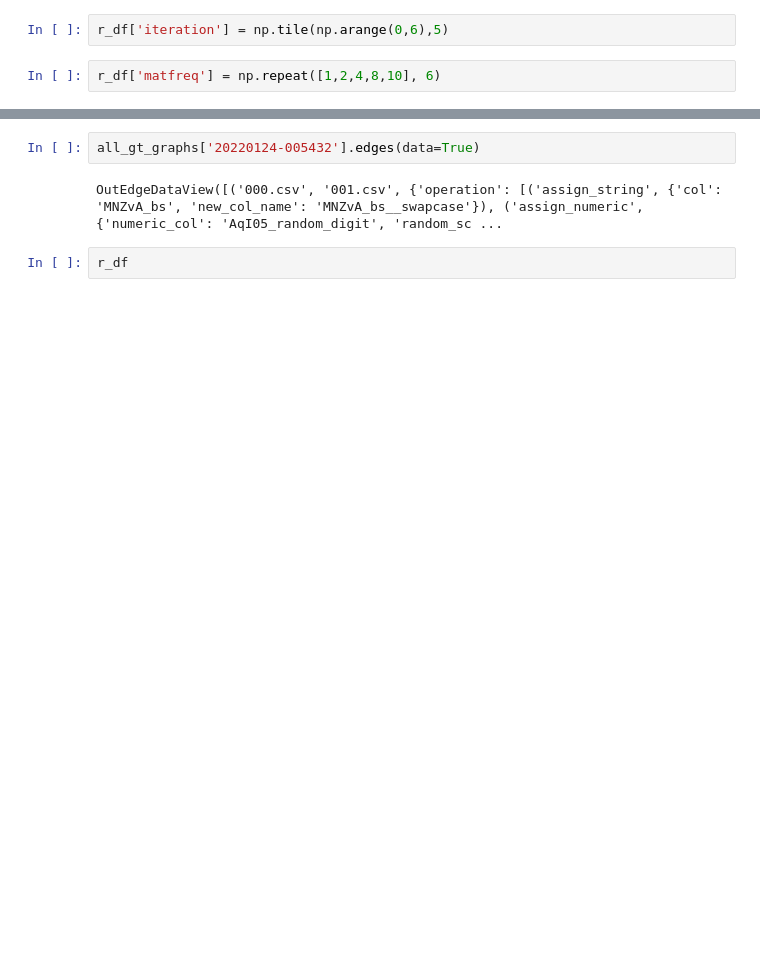
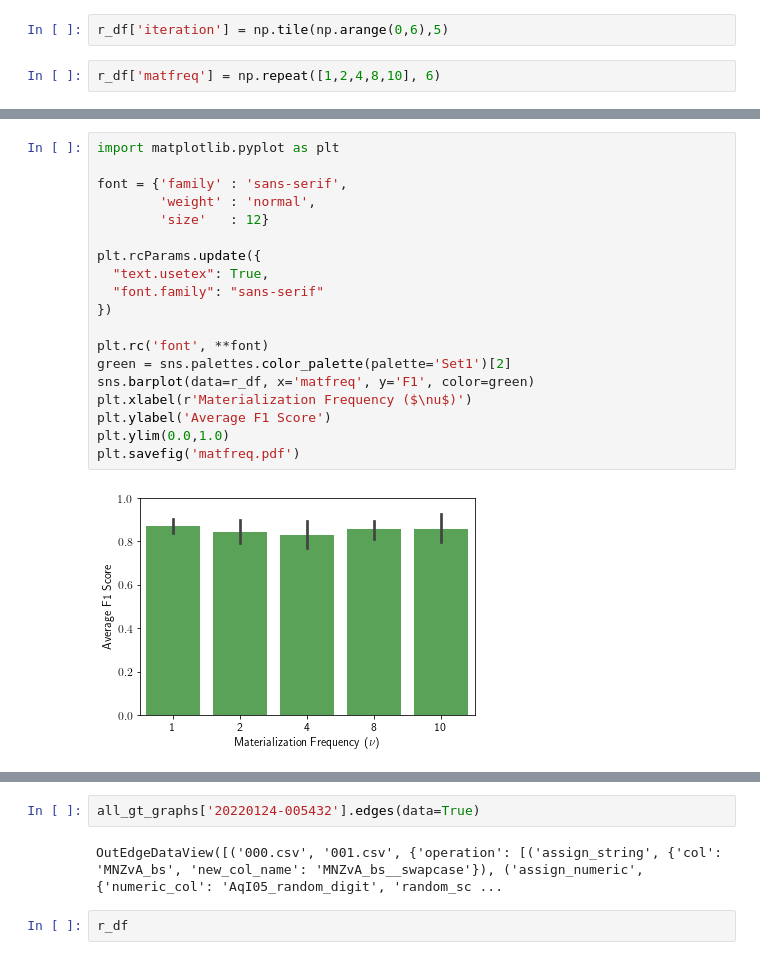
Before and after one commit to suhailrehman/relic, a Jupyter notebook: notebooks/Materialization Frequency.ipynb, the cells around one changed output, grey strips where cells are left out. Saved outputs shown, nothing was run; the diff lists cells and outputs as text; blank space fills up the shorter version.

```diff
--- a/notebooks/Materialization Frequency.ipynb
+++ b/notebooks/Materialization Frequency.ipynb
@@ -87,0 +88,21 @@ r_df.groupby('matfreq').mean()
+# %%
+import matplotlib.pyplot as plt
+
+font = {'family' : 'sans-serif',
+        'weight' : 'normal',
+        'size'   : 12}
+
+plt.rcParams.update({
+  "text.usetex": True,
+  "font.family": "sans-serif"
+})
+
+plt.rc('font', **font)
+green = sns.palettes.color_palette(palette='Set1')[2]
+sns.barplot(data=r_df, x='matfreq', y='F1', color=green)
+plt.xlabel(r'Materialization Frequency ($\nu$)')
+plt.ylabel('Average F1 Score')
+plt.ylim(0.0,1.0)
+plt.savefig('matfreq.pdf')
+# %% [output]
+[figure, added]
```
Also changed, not shown: parts of 7 cells of this notebook, 20 other files.
